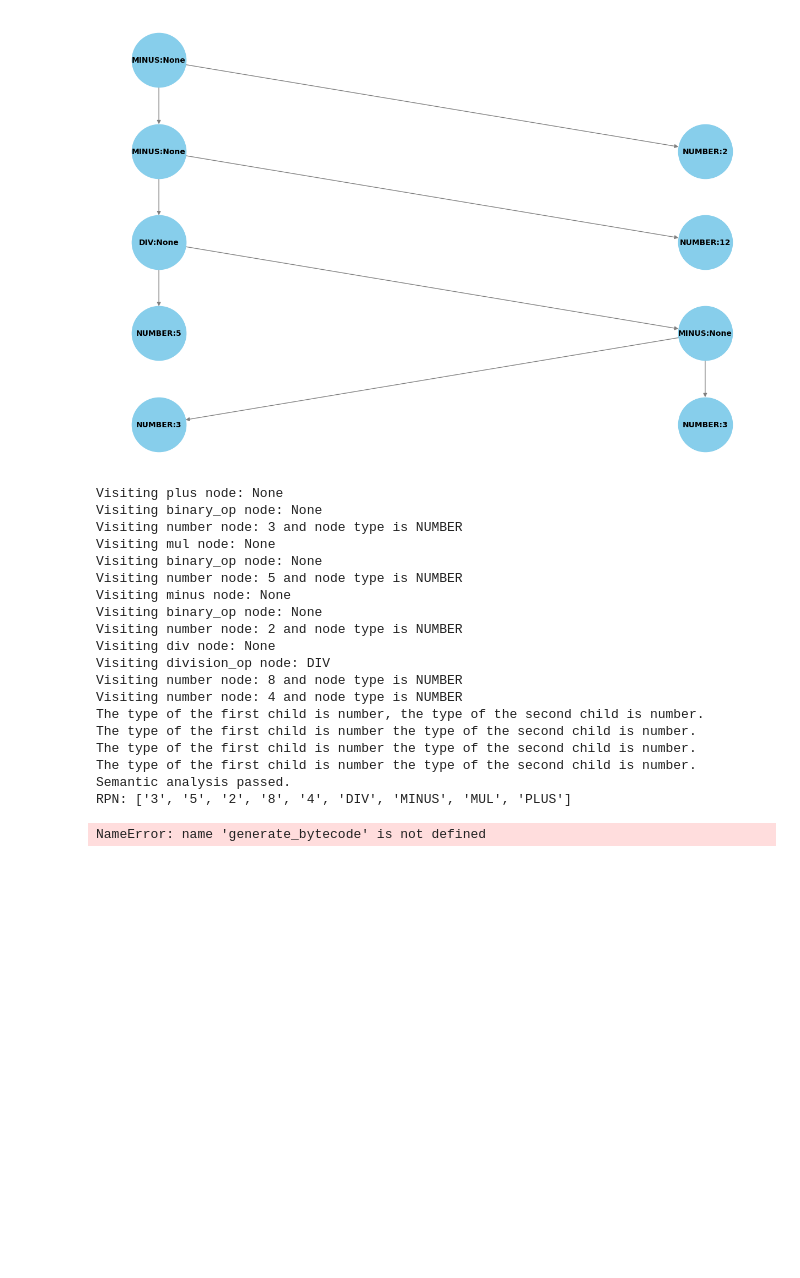
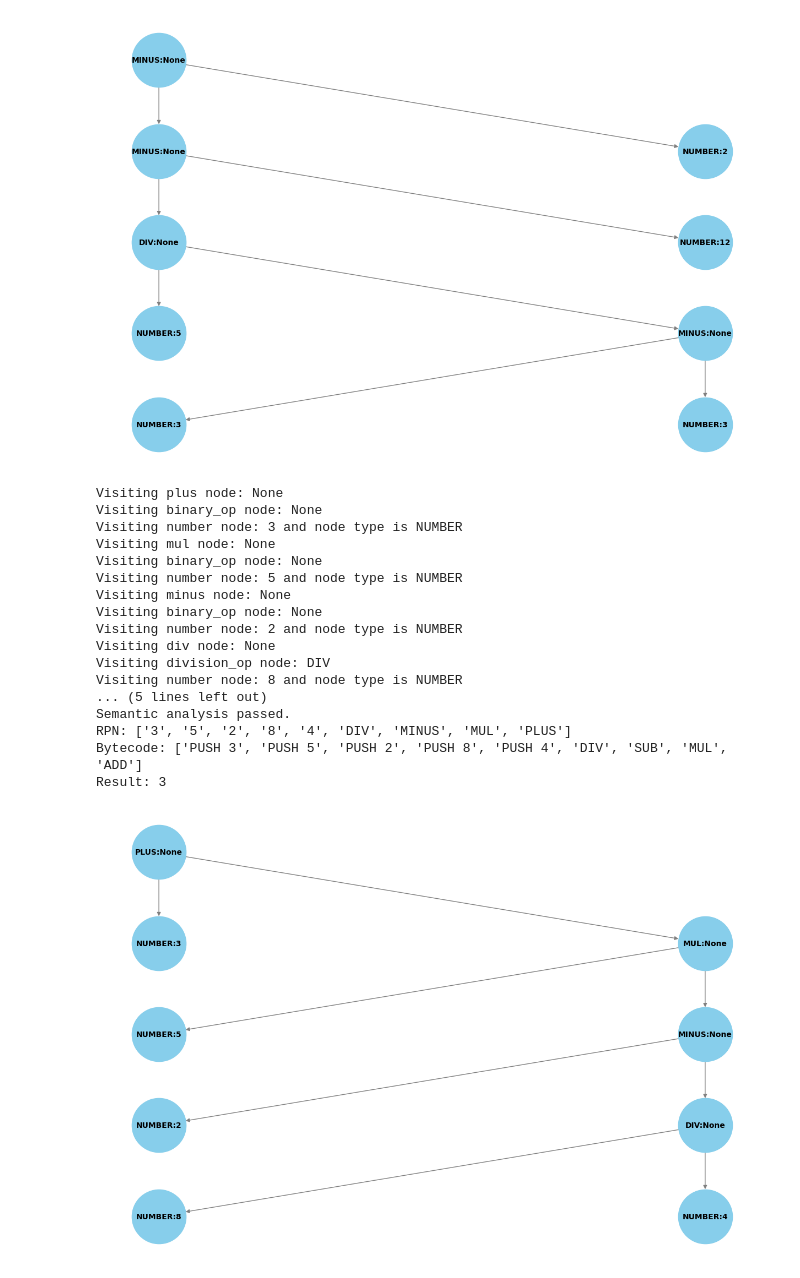
Before and after one commit to Doogan1/arithmetic-compiler, a Jupyter notebook: parse.ipynb, the cells around one changed output. Saved outputs shown, nothing was run; the diff lists cells and outputs as text; code cells hidden in the pictures; blank space fills up the shorter version.

```diff
--- a/parse.ipynb
+++ b/parse.ipynb
@@ -160,7 +177,6 @@ plt.show()
 # %% [output]
 [figure]
 # %%
-# Example usage
 input_expr = "3 + 5 * (2 - 8 / 4)"
 tokens = list(lexer(input_expr))
 parser = Parser(tokens)
@@ -171,43 +187,46 @@ try:
     analyzer = SemanticAnalyzer(ast)
     analyzer.analyze()
     print("Semantic analysis passed.")
 except Exception as e:
     print(f"Semantic analysis error: {e}")
 
 # Generate RPN from AST
 rpn = generate_rpn(ast)
 print("RPN:", rpn)
 
 # Generate Bytecode from RPN
 bytecode = generate_bytecode(rpn)
 print("Bytecode:", bytecode)
 
-# Convert AST to NetworkX graph and generate positions
-ast_graph, positions = ast_to_networkx(ast)
+# Execute Bytecode with Virtual Machine
+vm = VirtualMachine()
+result = vm.execute(bytecode)
+print("Result:", result)
 
-# Draw the graph with data type annotations
-labels = {node: f"{data['type']}:{data['value']} ({data['data_type']})" for node, data in ast_graph.nodes(data=True)}
-plt.figure(figsize=(12, 8))
-nx.draw(ast_graph, pos=positions, labels=labels, with_labels=True, node_size=5000, node_color="skyblue", font_size=10, font_weight="bold", edge_color="gray")
-plt.show()
+# # Convert AST to NetworkX graph and generate positions
+# ast_graph, positions = ast_to_networkx(ast)
+
+# # Draw the graph with data type annotations
+# labels = {node: f"{data['type']}:{data['value']}" for node, data in ast_graph.nodes(data=True)}
+# plt.figure(figsize=(12, 8))
+# nx.draw(ast_graph, pos=positions, labels=labels, with_labels=True, node_size=5000, node_color="skyblue", font_size=10, font_weight="bold", edge_color="gray")
+# plt.show()
 # %% [output]
 Visiting plus node: None
 Visiting binary_op node: None
 Visiting number node: 3 and node type is NUMBER
 Visiting mul node: None
 Visiting binary_op node: None
 Visiting number node: 5 and node type is NUMBER
 Visiting minus node: None
 Visiting binary_op node: None
 Visiting number node: 2 and node type is NUMBER
 Visiting div node: None
 Visiting division_op node: DIV
 Visiting number node: 8 and node type is NUMBER
-Visiting number node: 4 and node type is NUMBER
-The type of the first child is number, the type of the second child is number.
-The type of the first child is number the type of the second child is number.
-The type of the first child is number the type of the second child is number.
-The type of the first child is number the type of the second child is number.
+... (5 lines left out)
 Semantic analysis passed.
 RPN: ['3', '5', '2', '8', '4', 'DIV', 'MINUS', 'MUL', 'PLUS']
+Bytecode: ['PUSH 3', 'PUSH 5', 'PUSH 2', 'PUSH 8', 'PUSH 4', 'DIV', 'SUB', 'MUL', 'ADD']
+Result: 3
-NameError: name 'generate_bytecode' is not defined
+[figure, added]
```
Also changed, not shown: parts of 2 cells of this notebook, 2 other files.
